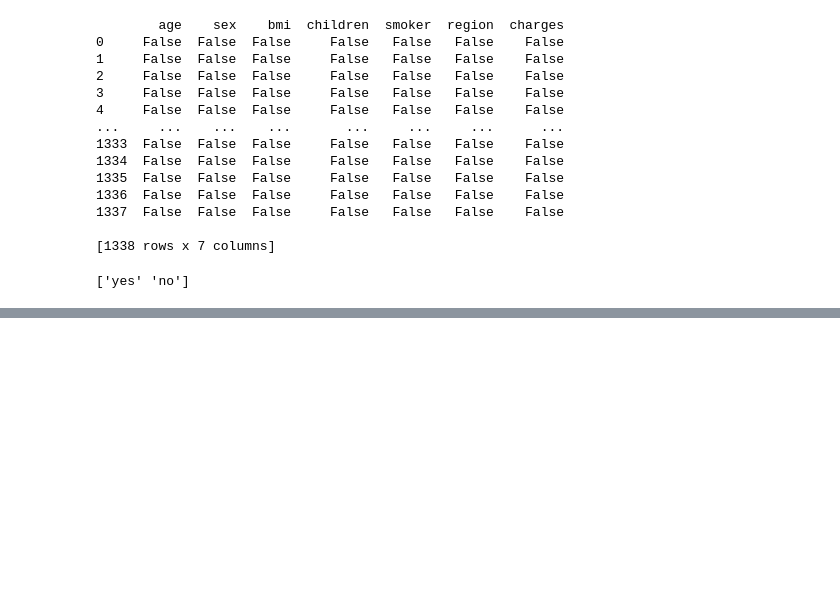
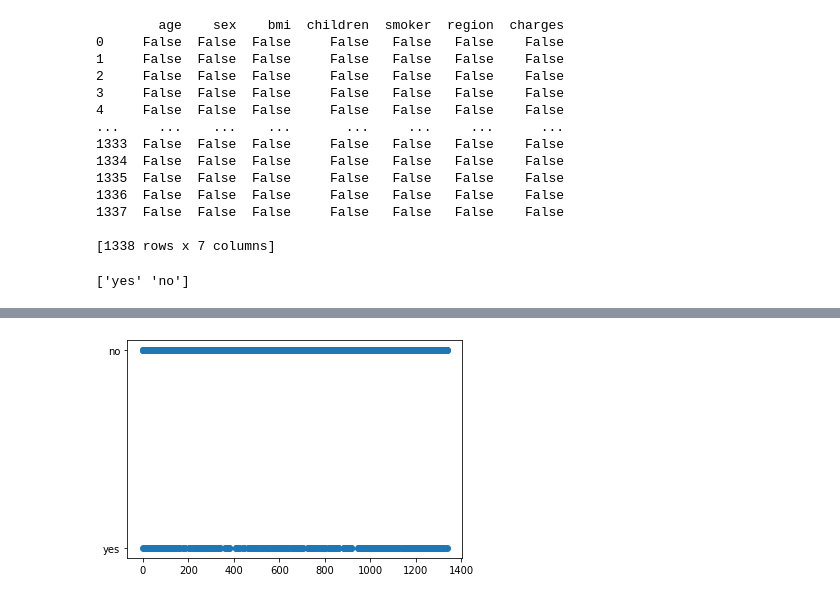
Before and after one commit to jumikao/USA_Medical_Insurance_Analysis_-Linear_Regression_project-, a Jupyter notebook: Untitled1.ipynb, the cells around one changed output, grey strips where cells are left out. Saved outputs shown, nothing was run; the diff lists cells and outputs as text; code cells hidden in the pictures; blank space fills up the shorter version.

```diff
--- a/Untitled1.ipynb
+++ b/Untitled1.ipynb
@@ -157,0 +200,6 @@ print(all_data['smoker'].unique())
+# %%
+import matplotlib.pyplot as plt
+plt.scatter(all_data.index, all_data['smoker'])
+plt.show()
+# %% [output]
+[figure, added]
```
Also changed, not shown: parts of 9 cells of this notebook.
